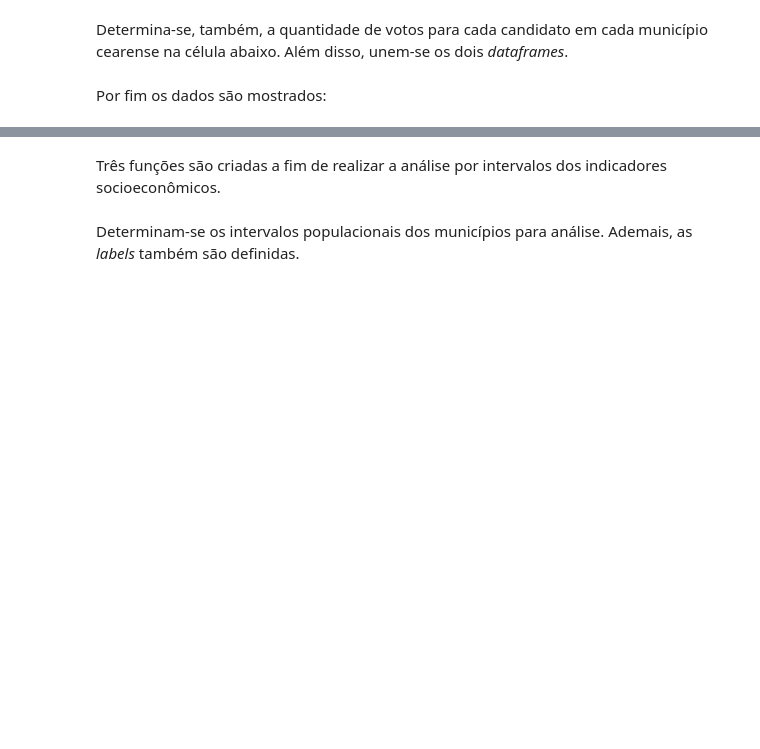
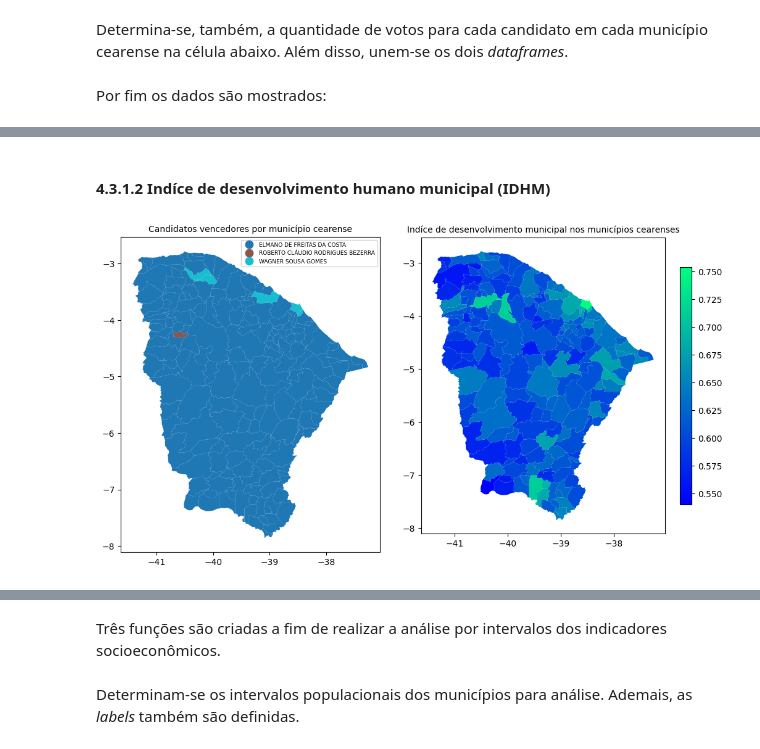
Before and after one commit to DamodaraBarbosa/clustering_municipios_eleicoes_2022_ceara, a Jupyter notebook: 06_governador_analysis_eleicoes_ceara_2022.ipynb, the cells around one changed output, grey strips where cells are left out. Saved outputs shown, nothing was run; the diff lists cells and outputs as text; code cells hidden in the pictures; blank space fills up the shorter version.

```diff
--- a/06_governador_analysis_eleicoes_ceara_2022.ipynb
+++ b/06_governador_analysis_eleicoes_ceara_2022.ipynb
@@ -553,0 +616,12 @@ votos_por_municipio.head()
+# %% [markdown]
+#### 4.3.1.2 Indíce de desenvolvimento humano municipal (IDHM)
+# %%
+fig, ax = plt.subplots(1, 2, figsize= (14, 10))
+ax1 = vencedores_por_municipio.plot(column= 'nm_votavel', categorical= True, legend= True, legend_kwds={'loc': 'upper right', 'fontsize': 6.5}, ax= ax[0])
+ax1.set_title('Candidatos vencedores por município cearense', fontsize= 10)
+ax[0].set_position([0.2, 0.1, 0.3, 0.761]) # modifica, individualmente, a posição do mapa na posição 0.
+ax2 = dados_ibge.plot('idhm', cmap= 'winter', legend= True, legend_kwds= {'shrink': 0.5}, ax= ax[1]) # shrink determina a diminuição do tamanho da legenda.
+ax2.set_title('Indíce de desenvolvimento municipal nos municípios cearenses', fontsize= 10)
+plt.show()
+# %% [output]
+[figure, added]
```
Also changed, not shown: parts of 75 cells of this notebook.
